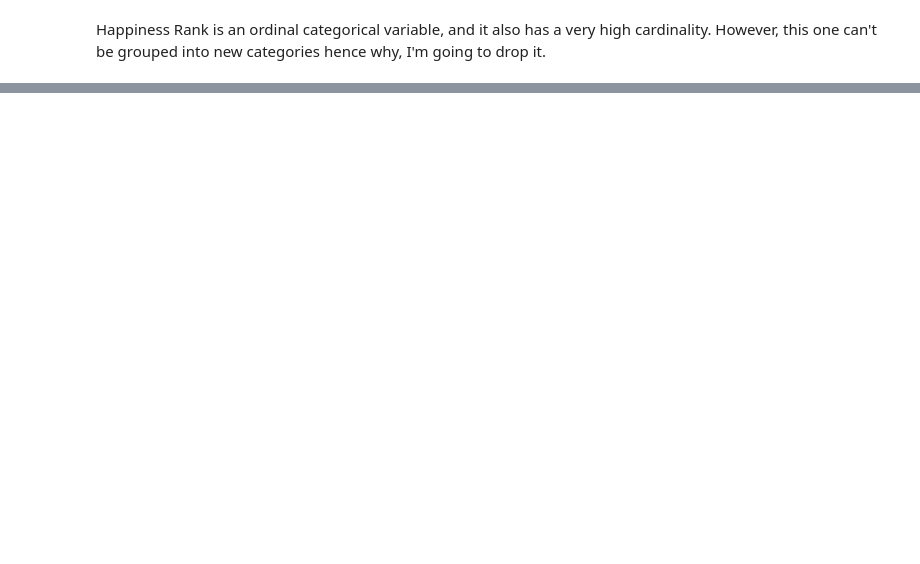
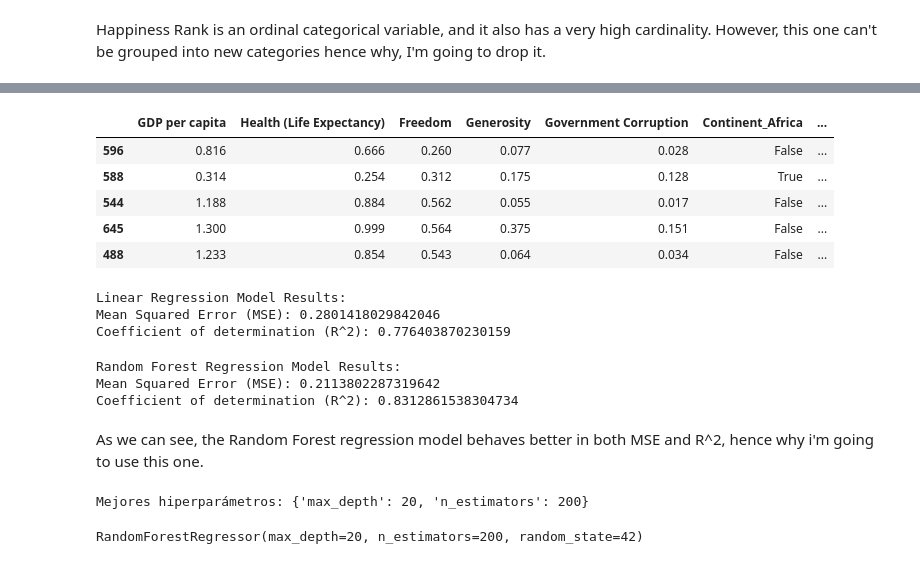
Before and after one commit to YOANGELICA/ML_data_streaming_challenge, a Jupyter notebook: model_train.ipynb, the cells around one changed output, grey strips where cells are left out. Cells and saved outputs as stored; diff of their text form; code cells hidden in the pictures; blank space fills up the shorter version.

```diff
--- a/model_train.ipynb
+++ b/model_train.ipynb
@@ -327,0 +325,80 @@ df.head()
+# %%
+X_test['Continent'] = X_test['Country'].apply(get_continent)
+del_cols(X_test)
+X_test = dummies(X_test)
+# %%
+X_test.head()
+# %% [output]
+|  | GDP per capita | Health (Life Expectancy) | Freedom | Generosity | Government Corruption | Continent_Africa | ... |
+| 596 | 0.816 | 0.666 | 0.260 | 0.077 | 0.028 | False | ... |
+| 588 | 0.314 | 0.254 | 0.312 | 0.175 | 0.128 | True | ... |
+| 544 | 1.188 | 0.884 | 0.562 | 0.055 | 0.017 | False | ... |
+| 645 | 1.300 | 0.999 | 0.564 | 0.375 | 0.151 | False | ... |
+| 488 | 1.233 | 0.854 | 0.543 | 0.064 | 0.034 | False | ... |
+# %%
+linear_reg_model = LinearRegression() # creating model
+
+linear_reg_model.fit(X_train, y_train) # training lr model
+
+y_pred_linear = linear_reg_model.predict(X_test) # predictions with lr model with test data
+
+# comparing metrics
+mse_linear = mean_squared_error(y_test, y_pred_linear)
+r2_linear = r2_score(y_test, y_pred_linear)
+
+print("Linear Regression Model Results:")
+print("Mean Squared Error (MSE):", mse_linear)
+print("Coefficient of determination (R^2):", r2_linear)
+# %% [output]
+Linear Regression Model Results:
+Mean Squared Error (MSE): 0.2801418029842046
+Coefficient of determination (R^2): 0.776403870230159
+# %%
+random_forest_model = RandomForestRegressor(n_estimators=100, random_state=42) # creating model
+
+random_forest_model.fit(X_train, y_train) # training rf model
+
+y_pred_rf = random_forest_model.predict(X_test) # predicting rf model with test daata
+
+# comparing metrics
+mse_rf = mean_squared_error(y_test, y_pred_rf)
+r2_rf = r2_score(y_test, y_pred_rf)
+
+print("Random Forest Regression Model Results:")
+print("Mean Squared Error (MSE):", mse_rf)
+print("Coefficient of determination (R^2):", r2_rf)
+# %% [output]
+Random Forest Regression Model Results:
+Mean Squared Error (MSE): 0.2113802287319642
+Coefficient of determination (R^2): 0.8312861538304734
+# %% [markdown]
+As we can see, the Random Forest regression model behaves better in both MSE and R^2, hence why i'm going to use this one.
+# %%
+from sklearn.model_selection import GridSearchCV
+
+# Definir la cuadrícula de hiperparámetros a ajustar
+param_grid = {
+    'n_estimators': [50, 100, 200],
+    'max_depth': [None, 10, 20, 30],
+    # Otros hiperparámetros que quieras ajustar
+}
+
+# Crear el modelo de Random Forest
+random_forest_model = RandomForestRegressor(random_state=42)
+
+# Realizar la búsqueda en cuadrícula
+grid_search = GridSearchCV(estimator=random_forest_model, param_grid=param_grid, cv=5, scoring='neg_mean_squared_error')
+grid_search.fit(X_train, y_train)
+
+# Obtener los mejores hiperparámetros
+best_params = grid_search.best_params_
+print("Mejores hiperparámetros:", best_params)
+
+# Crear un nuevo modelo con los mejores hiperparámetros
+best_random_forest_model = RandomForestRegressor(n_estimators=best_params['n_estimators'], max_depth=best_params['max_depth'], random_state=42)
+
+# Entrenar el modelo con los mejores hiperparámetros
+best_random_forest_model.fit(X_train, y_train)
+# %% [output]
+Mejores hiperparámetros: {'max_depth': 20, 'n_estimators': 200}
+RandomForestRegressor(max_depth=20, n_estimators=200, random_state=42)
```
Also changed, not shown: parts of 47 cells of this notebook, 6 other files.
